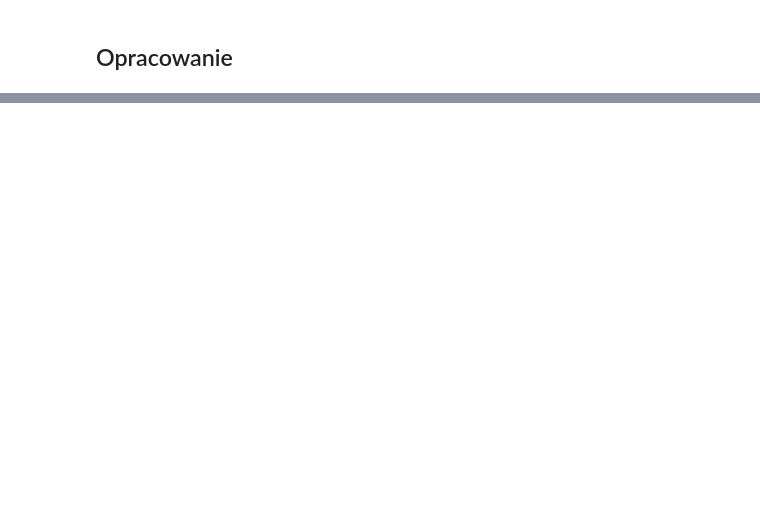
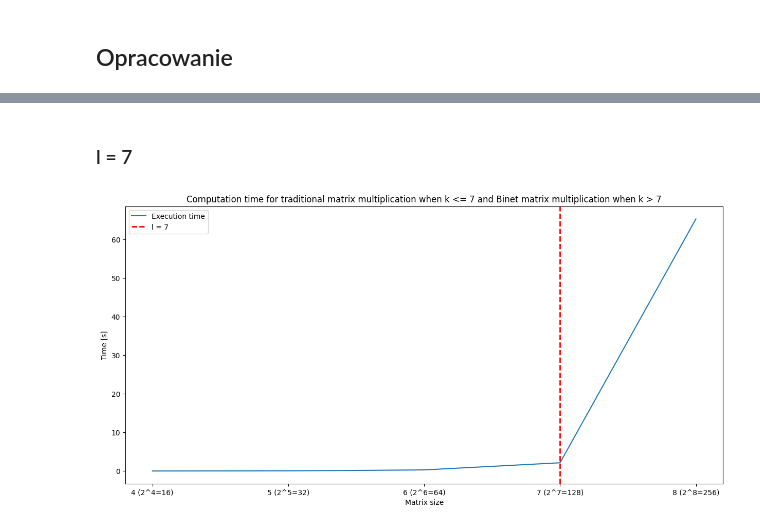
Before and after one commit to Szymon-Budziak/Matrix_calculus_algorithms_course_AGH, a Jupyter notebook: Program_1/program_1.ipynb, the cells around one changed output, grey strips where cells are left out. Saved outputs shown, nothing was run; the diff lists cells and outputs as text; code cells hidden in the pictures; blank space fills up the shorter version.

```diff
--- a/Program_1/program_1.ipynb
+++ b/Program_1/program_1.ipynb
@@ -215,0 +195,10 @@ plot_size_time(traditional_size, traditional_time, traditional_time1)
+# %% [markdown]
+### l = 7
+# %%
+a = 4
+b = 8
+l = 7
+size, _, time = multiplication_results(a, b, l)
+generate_plot(size, time, a, b, l, time=True)
+# %% [output]
+[figure, added]
```
Also changed, not shown: parts of 33 cells of this notebook.
